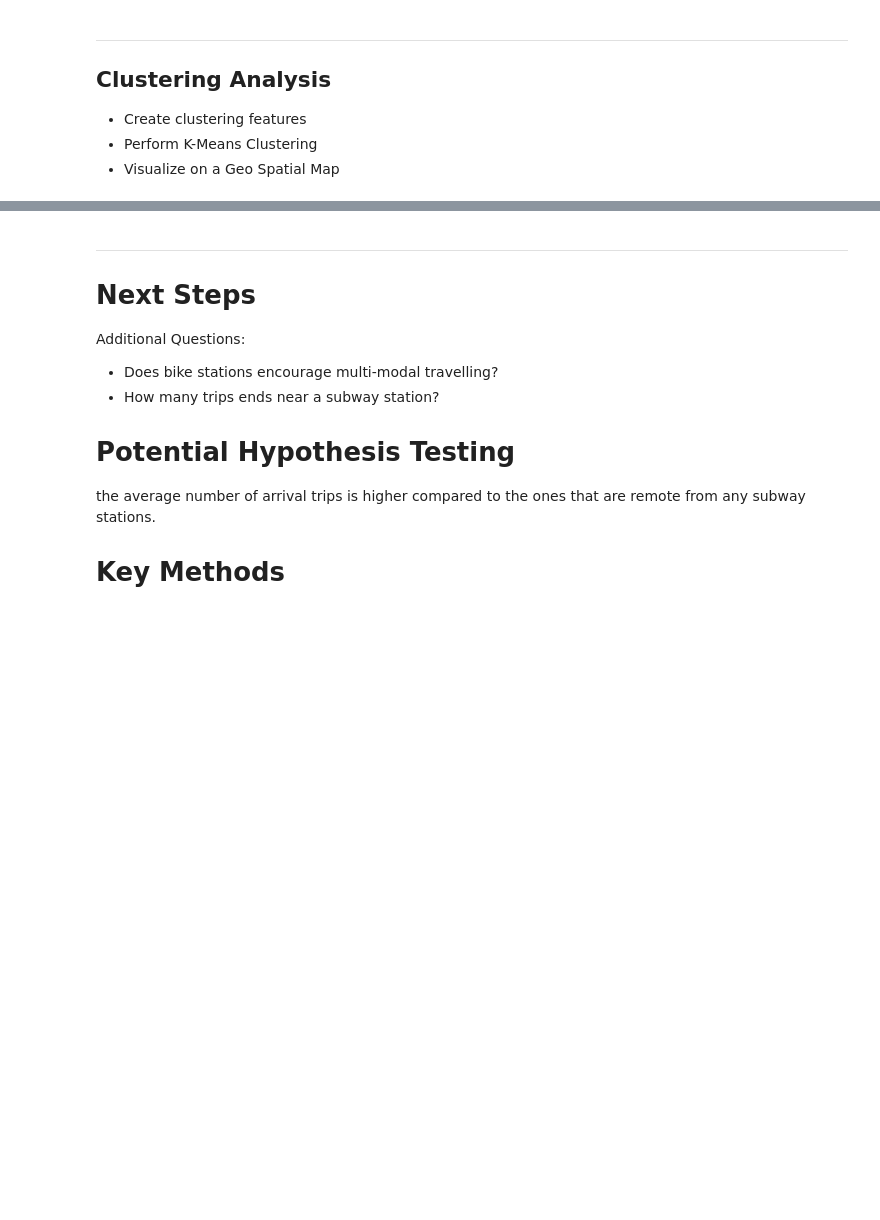
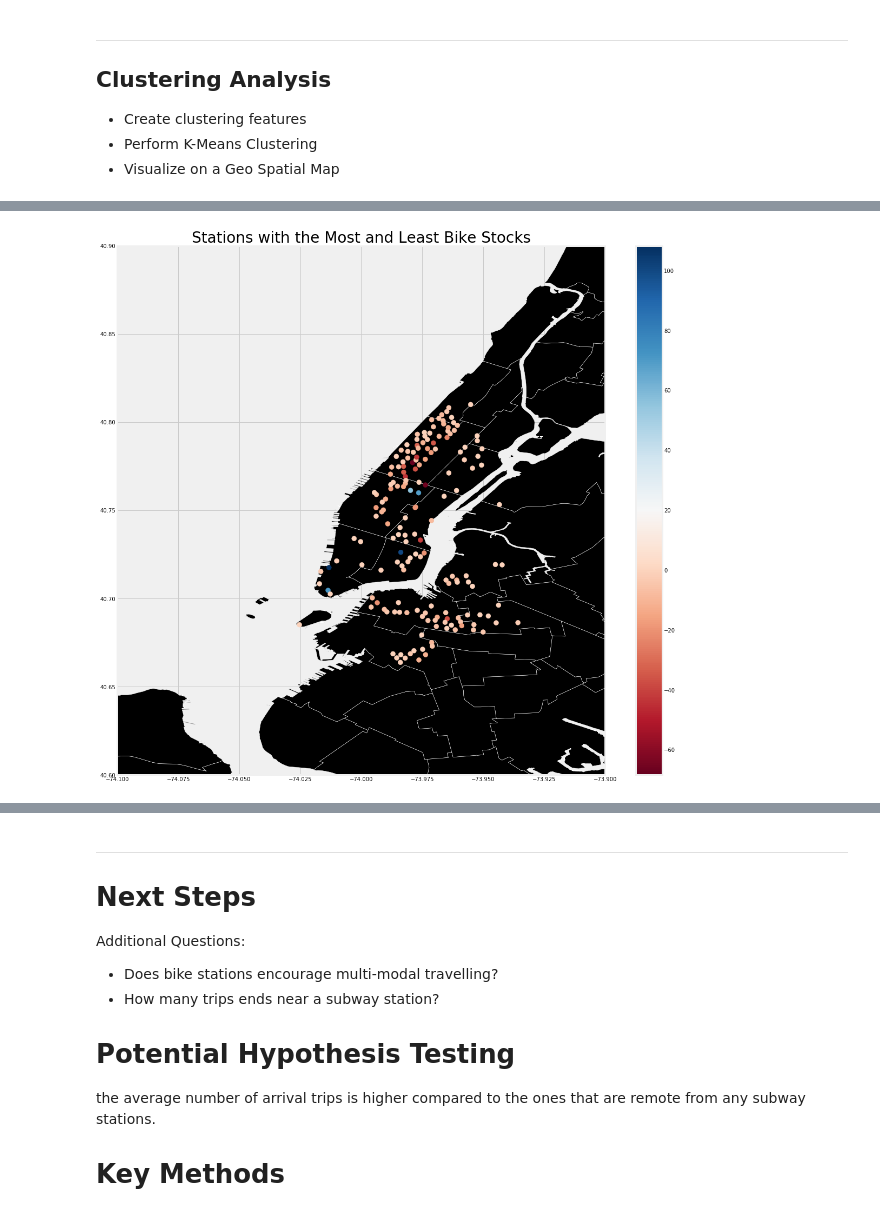
Before and after one commit to ianxxiao/PUI2017_ixx200, a Jupyter notebook: Project/citibike_load_balancing.ipynb, the cells around one changed output, grey strips where cells are left out. Saved outputs shown, nothing was run; the diff lists cells and outputs as text; code cells hidden in the pictures; blank space fills up the shorter version.

```diff
--- a/Project/citibike_load_balancing.ipynb
+++ b/Project/citibike_load_balancing.ipynb
@@ -459,0 +476,11 @@ ax.set_title("Subway Locations", size = 24);
+# %%
+f, ax = plt.subplots(figsize = (18, 18));
+nyc_map.plot(ax = ax, color = "black", edgecolor = 'w');
+geo_final_chg[(geo_final_chg.chg_30_23 > 50) | (geo_final_chg.chg_30_23 < 0)]\
+            .plot(ax = ax, column = "chg_30_23",
+                  cmap = "RdBu", markersize = 80, legend = True);
+plt.xlim((-74.1, -73.9));
+plt.ylim((40.6, 40.9));
+plt.title("Stations with the Most and Least Bike Stocks", size = 28);
+# %% [output]
+[figure, added]
```
Also changed, not shown: parts of 39 cells of this notebook, 11 other files.
